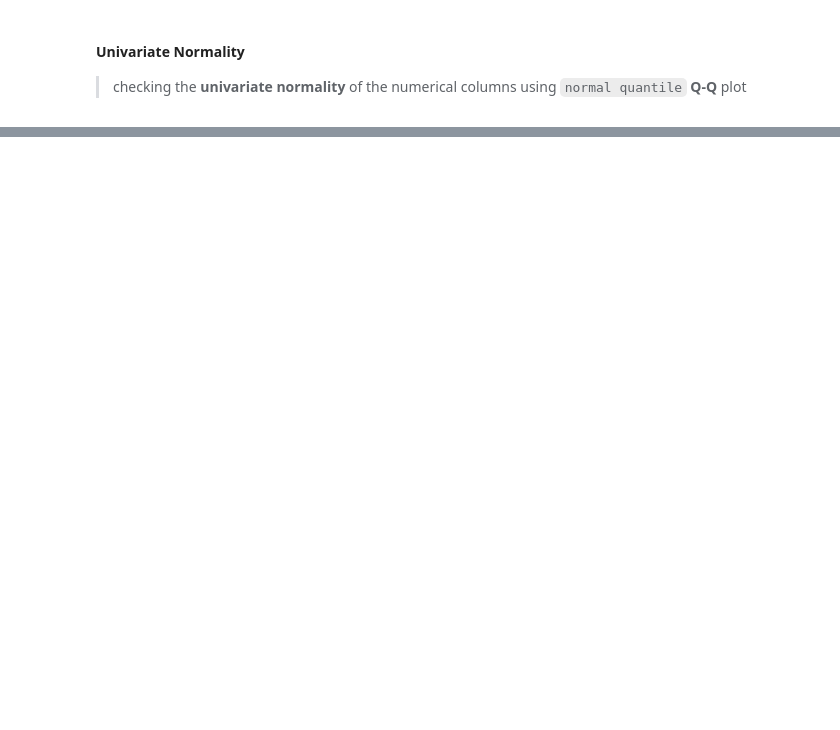
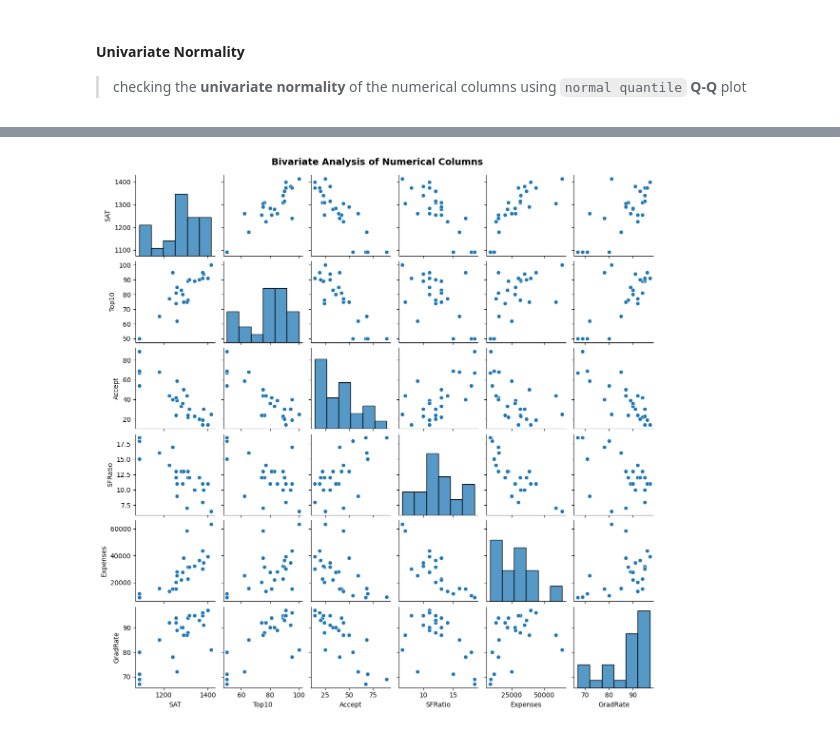
Before and after one commit to nirmit27/ds-and-ml, a Jupyter notebook: ML/KMeans_Cluster.ipynb, the cells around one changed output, grey strips where cells are left out. Saved outputs shown, nothing was run; the diff lists cells and outputs as text; code cells hidden in the pictures; blank space fills up the shorter version.

```diff
--- a/ML/KMeans_Cluster.ipynb
+++ b/ML/KMeans_Cluster.ipynb
@@ -187,0 +201,9 @@ plt.show()
+# %%
+pairplot = sns.pairplot(df_num, height=2, aspect=1)
+
+pairplot.fig.suptitle("Bivariate Analysis of Numerical Columns", fontsize=14, fontweight='bold')
+pairplot.fig.subplots_adjust(top=0.95)
+
+plt.show()
+# %% [output]
+[figure, added]
```
Also changed, not shown: parts of 33 cells of this notebook.
